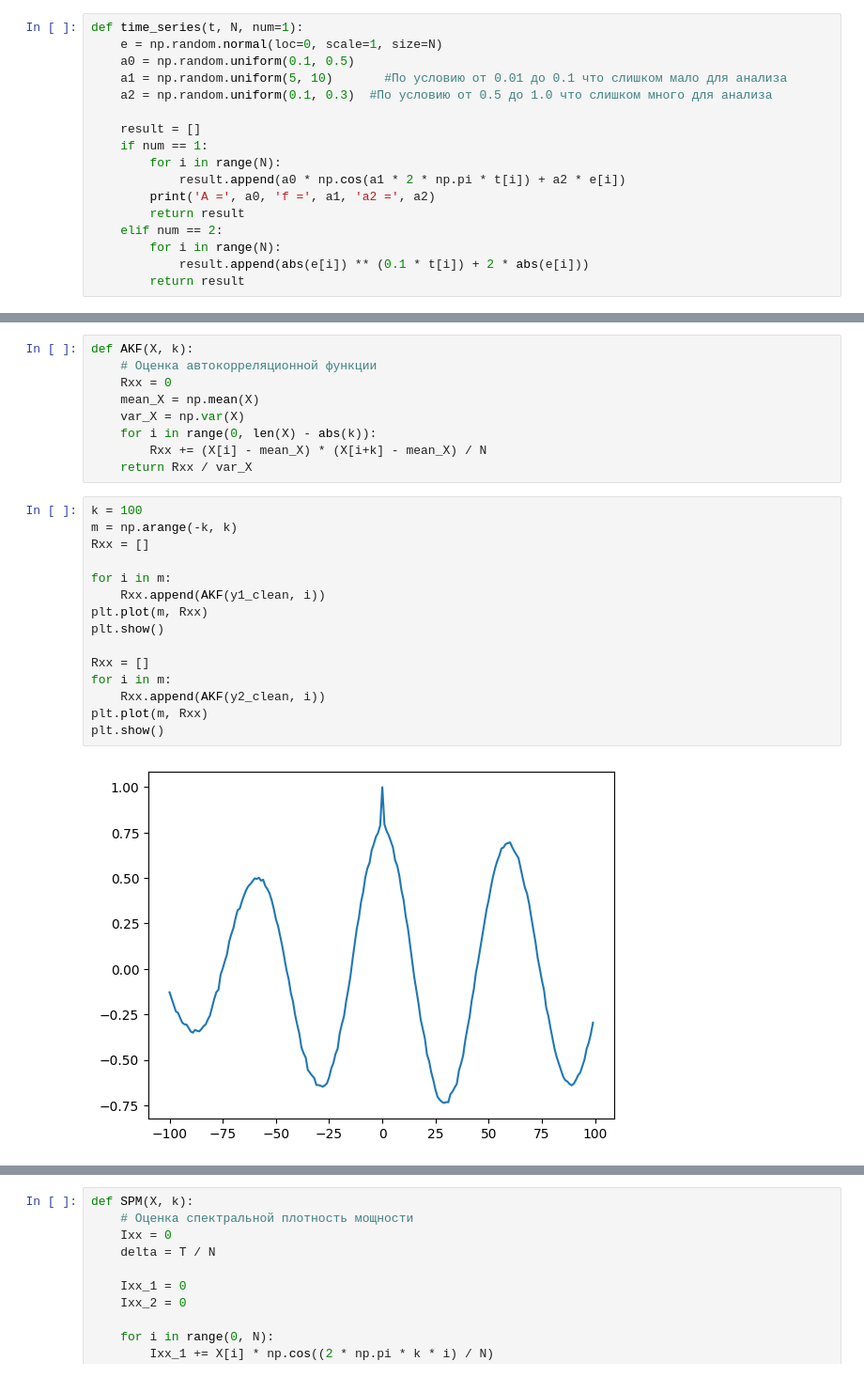
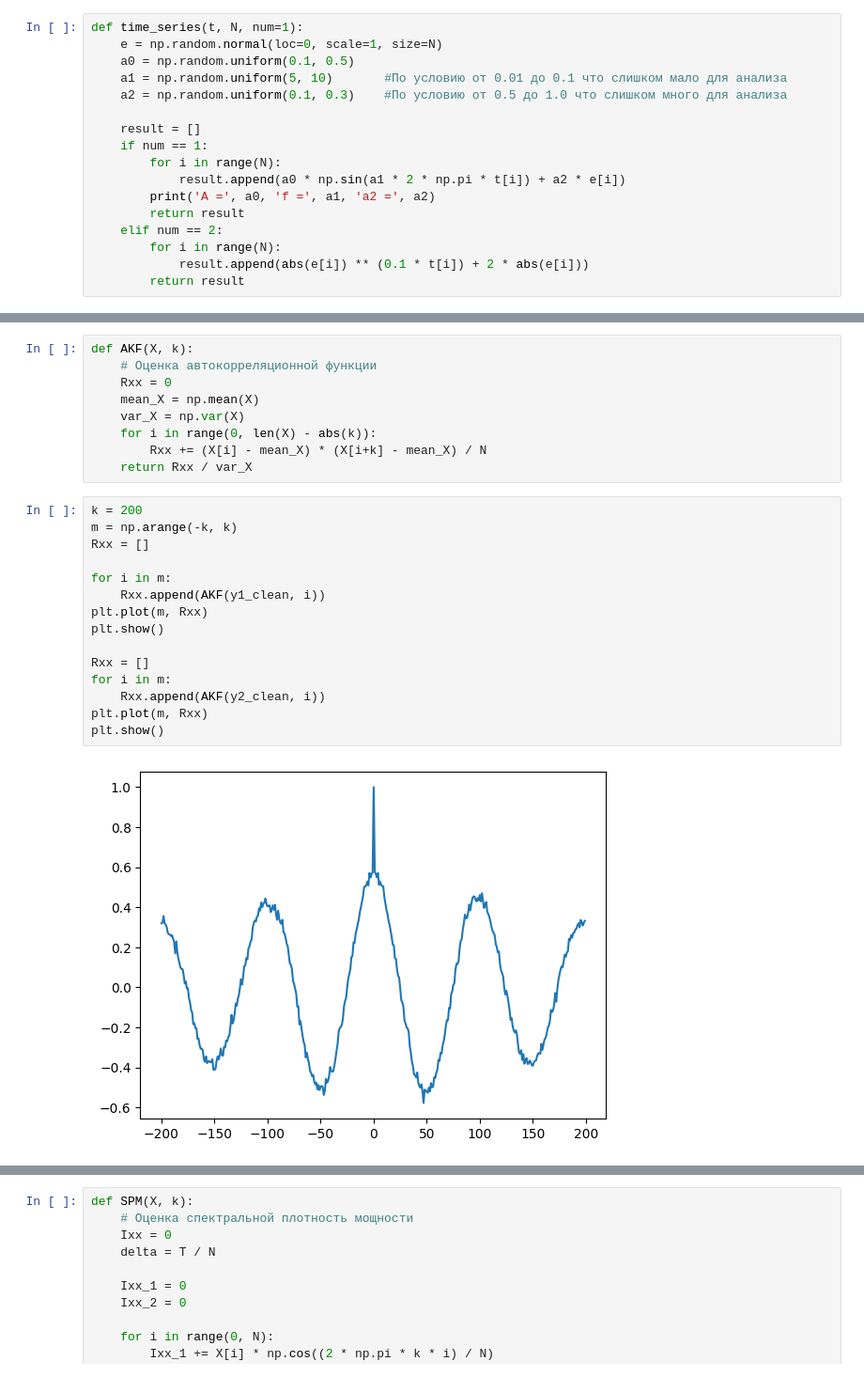
Before and after one commit to EngoyanSY/MAODI, a Jupyter notebook: LR1/LR1.ipynb, the cells around one changed output, grey strips where cells are left out. Shown at 94% size. Drawn from its saved outputs; the diff is of its cells as text.

```diff
--- a/LR1/LR1.ipynb
+++ b/LR1/LR1.ipynb
@@ -14,12 +14,12 @@ def time_series(t, N, num=1):
     e = np.random.normal(loc=0, scale=1, size=N)
     a0 = np.random.uniform(0.1, 0.5)
     a1 = np.random.uniform(5, 10)       #По условию от 0.01 до 0.1 что слишком мало для анализа
-    a2 = np.random.uniform(0.1, 0.3)  #По условию от 0.5 до 1.0 что слишком много для анализа
+    a2 = np.random.uniform(0.1, 0.3)    #По условию от 0.5 до 1.0 что слишком много для анализа
 
     result = []
     if num == 1:
         for i in range(N):
-            result.append(a0 * np.cos(a1 * 2 * np.pi * t[i]) + a2 * e[i])
+            result.append(a0 * np.sin(a1 * 2 * np.pi * t[i]) + a2 * e[i])
         print('A =', a0, 'f =', a1, 'a2 =', a2)
         return result
     elif num == 2:
@@ -312,19 +305,19 @@ def AKF(X, k):
         Rxx += (X[i] - mean_X) * (X[i+k] - mean_X) / N
     return Rxx / var_X
 # %%
-k = 100
+k = 200
 m = np.arange(-k, k)
 Rxx = []
 
 for i in m:
     Rxx.append(AKF(y1_clean, i))
 plt.plot(m, Rxx)
 plt.show()
 
 Rxx = []
 for i in m:
     Rxx.append(AKF(y2_clean, i))
 plt.plot(m, Rxx)
 plt.show()
 # %% [output]
-[figure, old version]
+[figure, new version]
```
Also changed, not shown: parts of 6 cells of this notebook.
